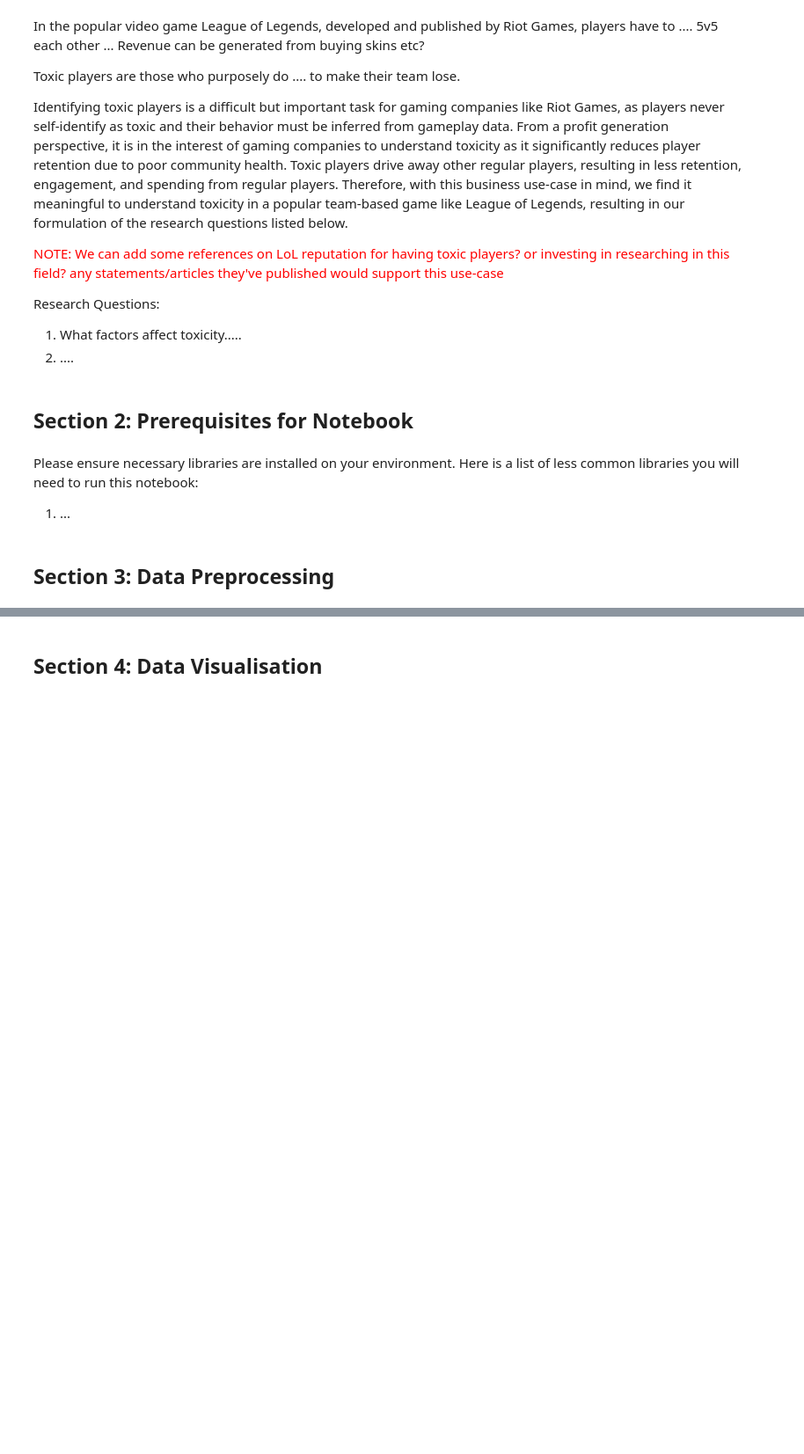
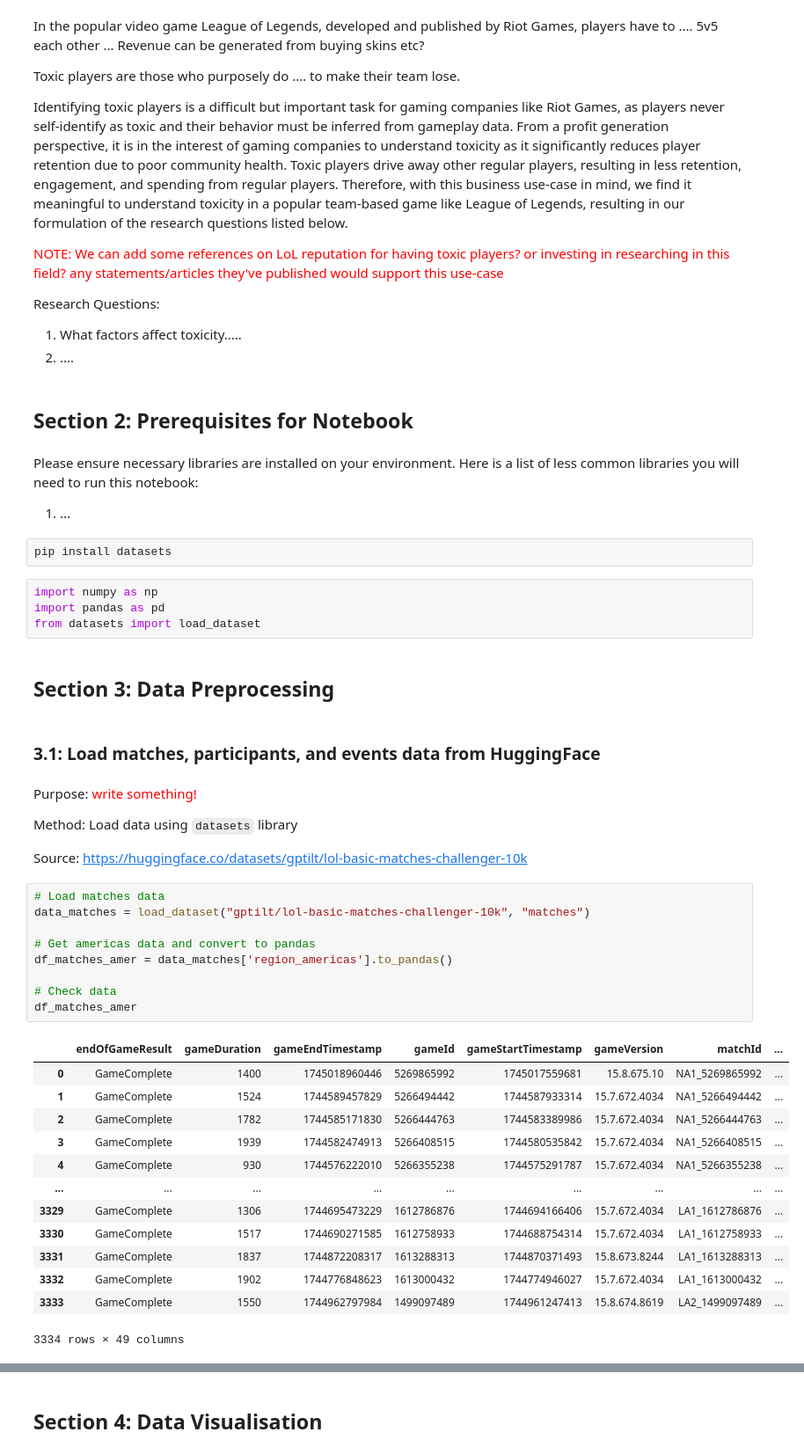
Before and after one commit to lybytes/lol-toxicity-analysis, a Jupyter notebook: ST445_Project_Main.ipynb, the cells around one changed output, grey strips where cells are left out. Shown at 88% size. Cells and saved outputs as stored; diff of their text form; blank space fills up the shorter version.

```diff
--- a/ST445_Project_Main.ipynb
+++ b/ST445_Project_Main.ipynb
@@ -23,5 +23,42 @@ Research Questions:
 # %% [markdown]
 Please ensure necessary libraries are installed on your environment. Here is a list of less common libraries you will need to run this notebook:
 1. ...
+# %%
+pip install datasets
+# %%
+import numpy as np
+import pandas as pd
+from datasets import load_dataset
 # %% [markdown]
 ## Section 3: Data Preprocessing
+# %% [markdown]
+### 3.1: Load matches, participants, and events data from HuggingFace
+# %% [markdown]
+Purpose:<font color="red"> write something!<font color="black">
+
+Method: Load data using `datasets` library
+
+Source: https://huggingface.co/datasets/gptilt/lol-basic-matches-challenger-10k
+# %%
+# Load matches data
+data_matches = load_dataset("gptilt/lol-basic-matches-challenger-10k", "matches")
+
+# Get americas data and convert to pandas
+df_matches_amer = data_matches['region_americas'].to_pandas()
+
+# Check data
+df_matches_amer
+# %% [output]
+|  | endOfGameResult | gameDuration | gameEndTimestamp | gameId | gameStartTimestamp | gameVersion | matchId | ... |
+| 0 | GameComplete | 1400 | 1745018960446 | 5269865992 | 1745017559681 | 15.8.675.10 | NA1_5269865992 | ... |
+| 1 | GameComplete | 1524 | 1744589457829 | 5266494442 | 1744587933314 | 15.7.672.4034 | NA1_5266494442 | ... |
+| 2 | GameComplete | 1782 | 1744585171830 | 5266444763 | 1744583389986 | 15.7.672.4034 | NA1_5266444763 | ... |
+| 3 | GameComplete | 1939 | 1744582474913 | 5266408515 | 1744580535842 | 15.7.672.4034 | NA1_5266408515 | ... |
+| 4 | GameComplete | 930 | 1744576222010 | 5266355238 | 1744575291787 | 15.7.672.4034 | NA1_5266355238 | ... |
+| ... | ... | ... | ... | ... | ... | ... | ... | ... |
+| 3329 | GameComplete | 1306 | 1744695473229 | 1612786876 | 1744694166406 | 15.7.672.4034 | LA1_1612786876 | ... |
+| 3330 | GameComplete | 1517 | 1744690271585 | 1612758933 | 1744688754314 | 15.7.672.4034 | LA1_1612758933 | ... |
+| 3331 | GameComplete | 1837 | 1744872208317 | 1613288313 | 1744870371493 | 15.8.673.8244 | LA1_1613288313 | ... |
+| 3332 | GameComplete | 1902 | 1744776848623 | 1613000432 | 1744774946027 | 15.7.672.4034 | LA1_1613000432 | ... |
+| 3333 | GameComplete | 1550 | 1744962797984 | 1499097489 | 1744961247413 | 15.8.674.8619 | LA2_1499097489 | ... |
+3334 rows × 49 columns
```
Also changed, not shown: parts of 7 cells of this notebook.
